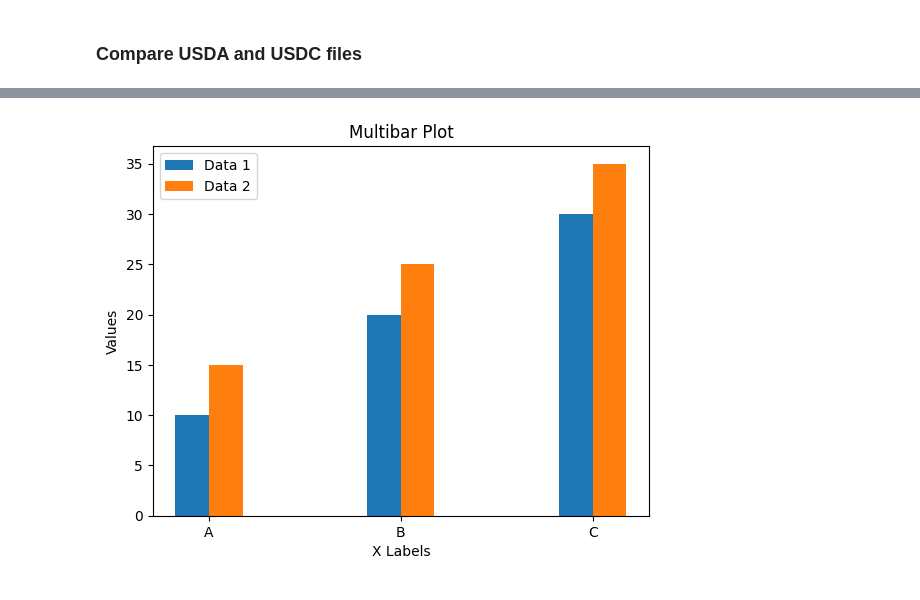
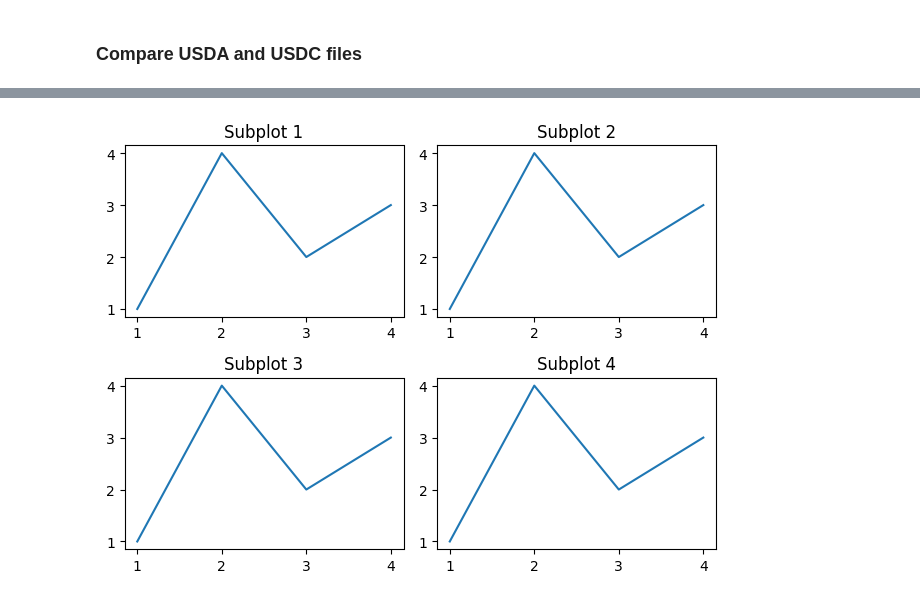
Before and after one commit to LittleCoinCoin/ProfilingOpenUSD, a Jupyter notebook: Python/RuntimeResultsViz.ipynb, the cells around one changed output, grey strips where cells are left out. Saved outputs shown, nothing was run; the diff lists cells and outputs as text; code cells hidden in the pictures.

```diff
--- a/Python/RuntimeResultsViz.ipynb
+++ b/Python/RuntimeResultsViz.ipynb
@@ -138,45 +207,29 @@ TypeError: only length-1 arrays can be converted to Python scalars
-# %%
-def plot_multibar(x_coordinates, x_labels, data_arrays):
-    # Set the width of the bars
-    bar_width = 0.35
-
-    # Adjust the x-axis positions for the bars
-    x_positions = np.array(x_coordinates) - bar_width/2
-    x_positions_labels = np.zeros(len(x_coordinates))
-
-    # Calculate the number of data arrays
-    num_data_arrays = len(data_arrays)
-
-    # Calculate the bar width for each data array
-    bar_width_per_array = bar_width / num_data_arrays
-
-    # Plotting
-    for i, data_array in enumerate(data_arrays):
-        # Adjust the x-axis positions for each data array
-        x_positions_i = x_positions + i * bar_width_per_array
-        x_positions_labels += x_positions_i/num_data_arrays
-        # Plot the data array
-        plt.bar(x_positions_i, data_array, width=bar_width_per_array, label=f'Data {i+1}')
-
-    # Customize the plot
-    plt.xlabel('X Labels')
-    plt.ylabel('Values')
-    plt.title('Multibar Plot')
-    plt.legend()
-
-    # Set the x tick labels
-    plt.xticks(x_positions_labels, x_labels)
-
-    # Show the plot
-    plt.show()
-
-# Sample data
-x_coordinates = [1, 2, 3]
-data1 = [10, 20, 30]
-data2 = [15, 25, 35]
-x_labels = ['A', 'B', 'C']
-
-# Call the function
-plot_multibar(x_coordinates, x_labels, [data1, data2])
-# %% [output]
-[figure, removed]
+# %%
+import matplotlib.pyplot as plt
+
+# Create a figure and a grid of subplots
+fig, axs = plt.subplots(2, 2)
+
+# Plot data in the first subplot
+axs[0, 0].plot([1, 2, 3, 4], [1, 4, 2, 3])
+axs[0, 0].set_title('Subplot 1')
+
+# Plot data in the second subplot
+axs[0, 1].plot([1, 2, 3, 4], [1, 4, 2, 3])
+axs[0, 1].set_title('Subplot 2')
+
+# Plot data in the third subplot
+axs[1, 0].plot([1, 2, 3, 4], [1, 4, 2, 3])
+axs[1, 0].set_title('Subplot 3')
+
+# Plot data in the fourth subplot
+axs[1, 1].plot([1, 2, 3, 4], [1, 4, 2, 3])
+axs[1, 1].set_title('Subplot 4')
+
+# Adjust the spacing between subplots
+plt.tight_layout()
+
+# Show the plot
+plt.show()
+# %% [output]
+[figure, added]
```
Also changed, not shown: parts of 3 cells of this notebook.
